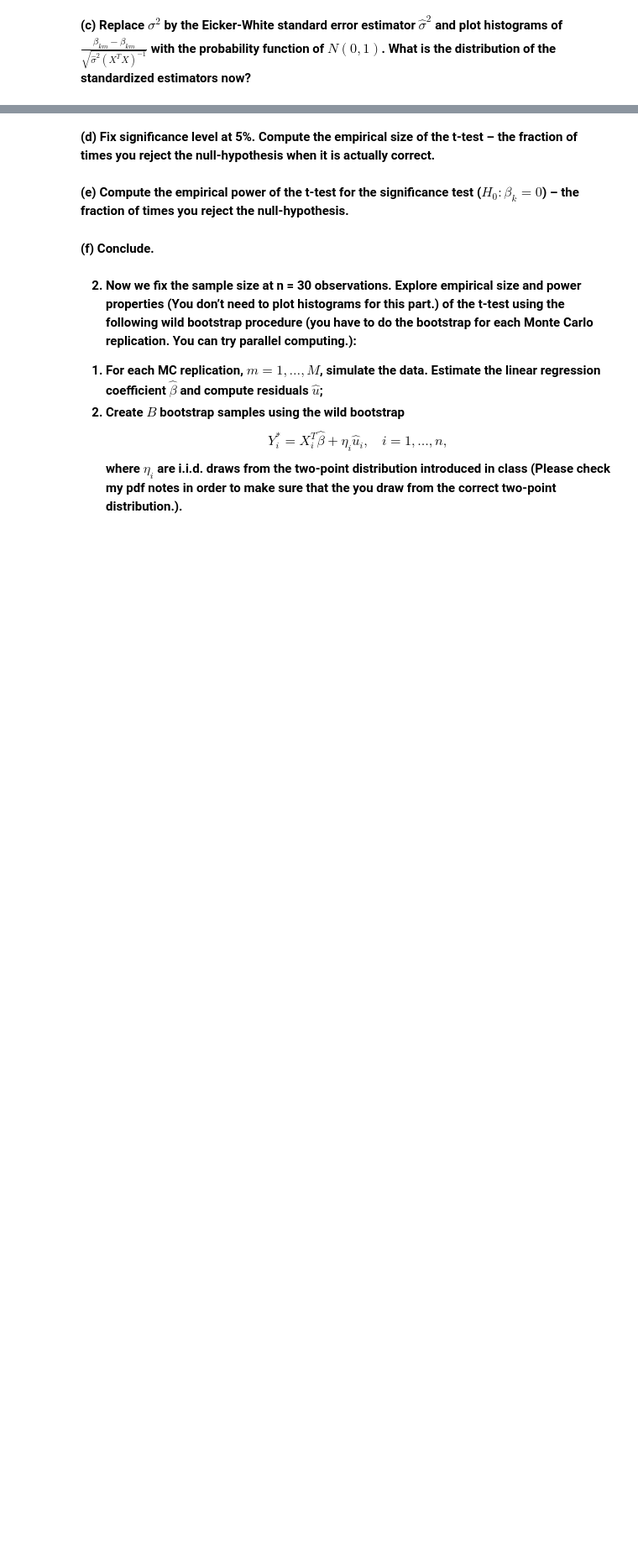
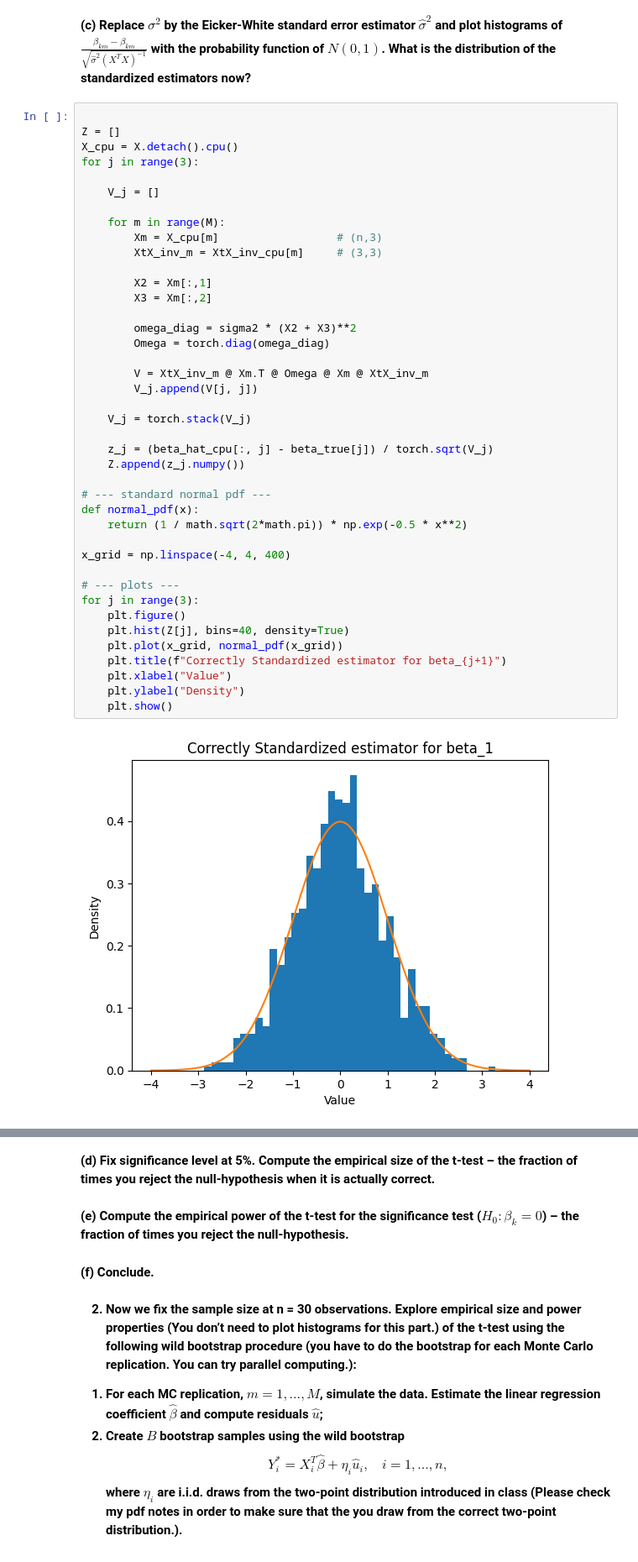
Before and after one commit to Nurdaylight/An-Econ-771, a Jupyter notebook: PS6.ipynb, the cells around one changed output, grey strips where cells are left out. Shown at 84% size. Saved outputs shown, nothing was run; the diff lists cells and outputs as text; blank space fills up the shorter version.

```diff
--- a/PS6.ipynb
+++ b/PS6.ipynb
@@ -51,2 +107,45 @@ with coefficients set to $\beta_1 = 1$, $\beta_2 = 2$, $\beta_3 = 3$ and the dat
 # %% [markdown]
 **(c) Replace $\sigma^2$ by the Eicker-White standard error estimator $\hat{\sigma}^2$ and plot histograms of $\frac{\hat{\beta}_{km} - \beta_{km}}{\sqrt{\hat{\sigma}^2 (X^T X)^{-1}}}$ with the probability function of $N(0, 1)$. What is the distribution of the standardized estimators now?**
+# %%
+
+Z = []
+X_cpu = X.detach().cpu()
+for j in range(3):
+
+    V_j = []
+
+    for m in range(M):
+        Xm = X_cpu[m]                  # (n,3)
+        XtX_inv_m = XtX_inv_cpu[m]     # (3,3)
+
+        X2 = Xm[:,1]
+        X3 = Xm[:,2]
+
+        omega_diag = sigma2 * (X2 + X3)**2
+        Omega = torch.diag(omega_diag)
+
+        V = XtX_inv_m @ Xm.T @ Omega @ Xm @ XtX_inv_m
+        V_j.append(V[j, j])
+
+    V_j = torch.stack(V_j)
+
+    z_j = (beta_hat_cpu[:, j] - beta_true[j]) / torch.sqrt(V_j)
+    Z.append(z_j.numpy())
+
+# --- standard normal pdf ---
+def normal_pdf(x):
+    return (1 / math.sqrt(2*math.pi)) * np.exp(-0.5 * x**2)
+
+x_grid = np.linspace(-4, 4, 400)
+
+# --- plots ---
+for j in range(3):
+    plt.figure()
+    plt.hist(Z[j], bins=40, density=True)
+    plt.plot(x_grid, normal_pdf(x_grid))
+    plt.title(f"Correctly Standardized estimator for beta_{j+1}")
+    plt.xlabel("Value")
+    plt.ylabel("Density")
+    plt.show()
+# %% [output]
+[figure, added]
```
Also changed, not shown: parts of 4 cells of this notebook.
